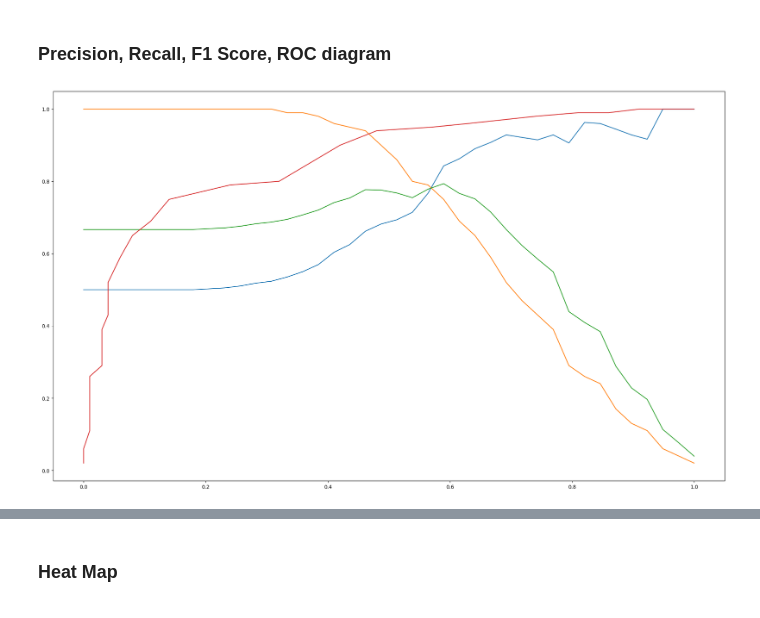
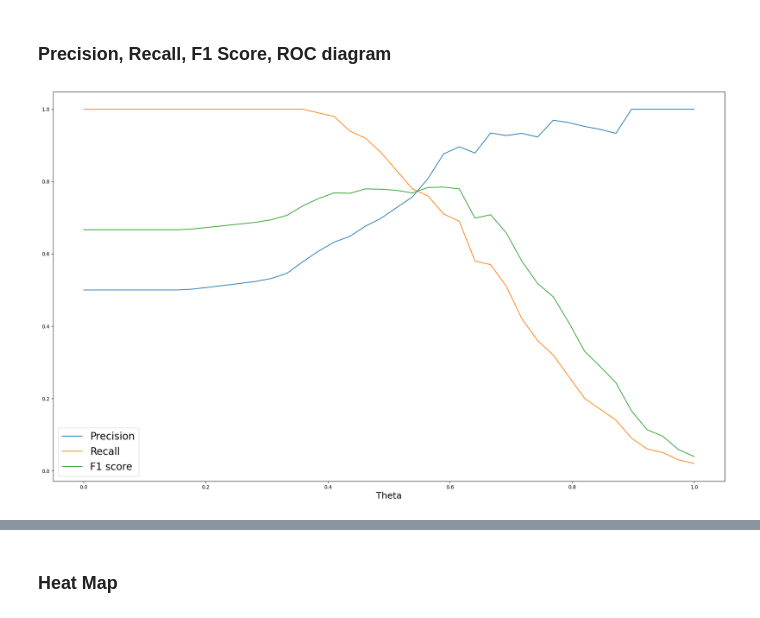
Before and after one commit to jacklvd/intelligent_sys, a Jupyter notebook: HW2/code/mnist.ipynb, the cells around one changed output, grey strips where cells are left out. Cells and saved outputs as stored; diff of their text form; code cells hidden in the pictures.

```diff
--- a/HW2/code/mnist.ipynb
+++ b/HW2/code/mnist.ipynb
@@ -163,24 +162,16 @@ def confused_matrix():
 ### Precision, Recall, F1 Score, ROC diagram
 # %%
 evaluation = confused_matrix()
-
-# print(f'Precision: {evaluation[0]}')
-# print(f'Recall: {evaluation[1]}')
-# print(f'F1 score: {evaluation[2]}')
-# print(f'Confused value: {evaluation[5]}')
-
 fig, ax = plt.subplots(1, 1, sharex=True, figsize=(24, 14))
+labels_graph = ['Precision', 'Recall', 'F1 score']
 
 # precision, recall, f1 score
 for i in range(3):
-    plt.plot(np.linspace(0, 1, 40), evaluation[i])
+    plt.plot(np.linspace(0, 1, 40), evaluation[i], label= labels_graph[i])
+plt.legend(prop={'size': 20})
 
-true_pos = [i/100 for i in evaluation[3]]
-false_pos = [i/100 for i in evaluation[4]]
-
-
-plt.plot(false_pos, true_pos)
+plt.xlabel('Theta', fontsize=18)
 plt.savefig('../assets/figure1.png')
 plt.show()
 # %% [output]
-[figure, old version]
+[figure, new version]
```
Also changed, not shown: parts of 18 cells of this notebook, 9 other files.
